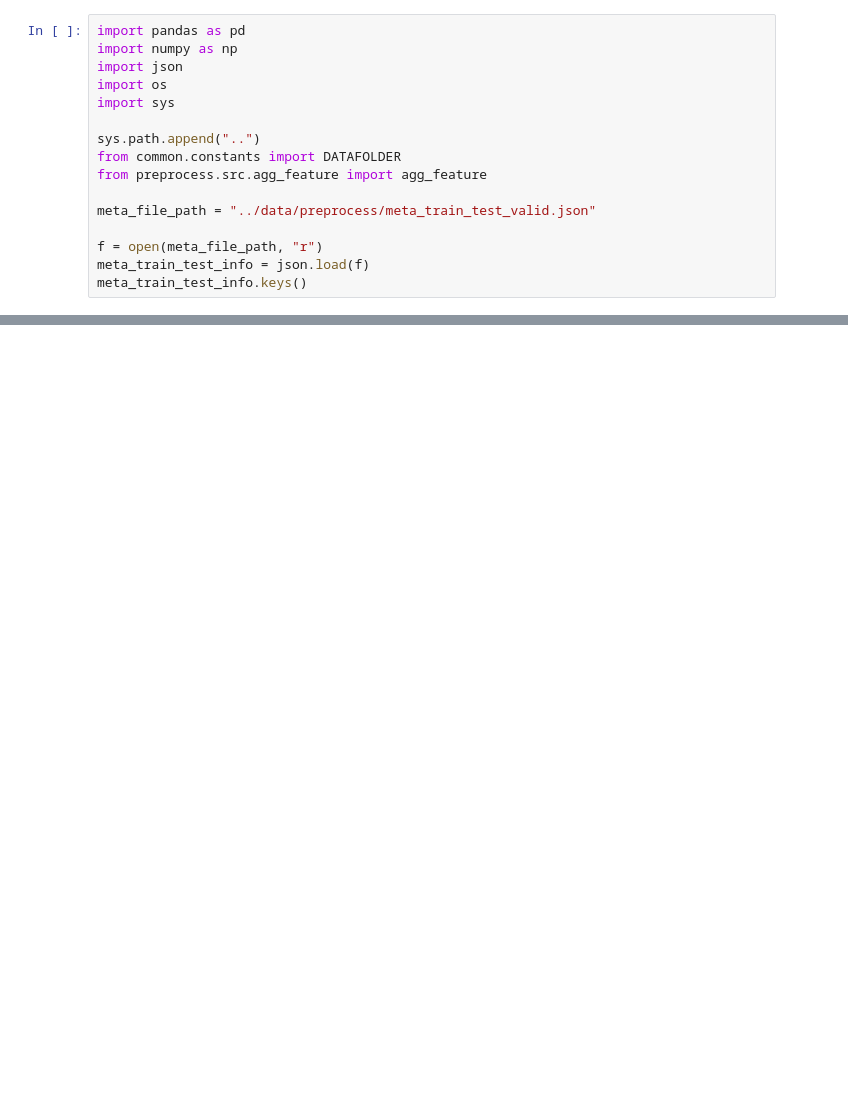
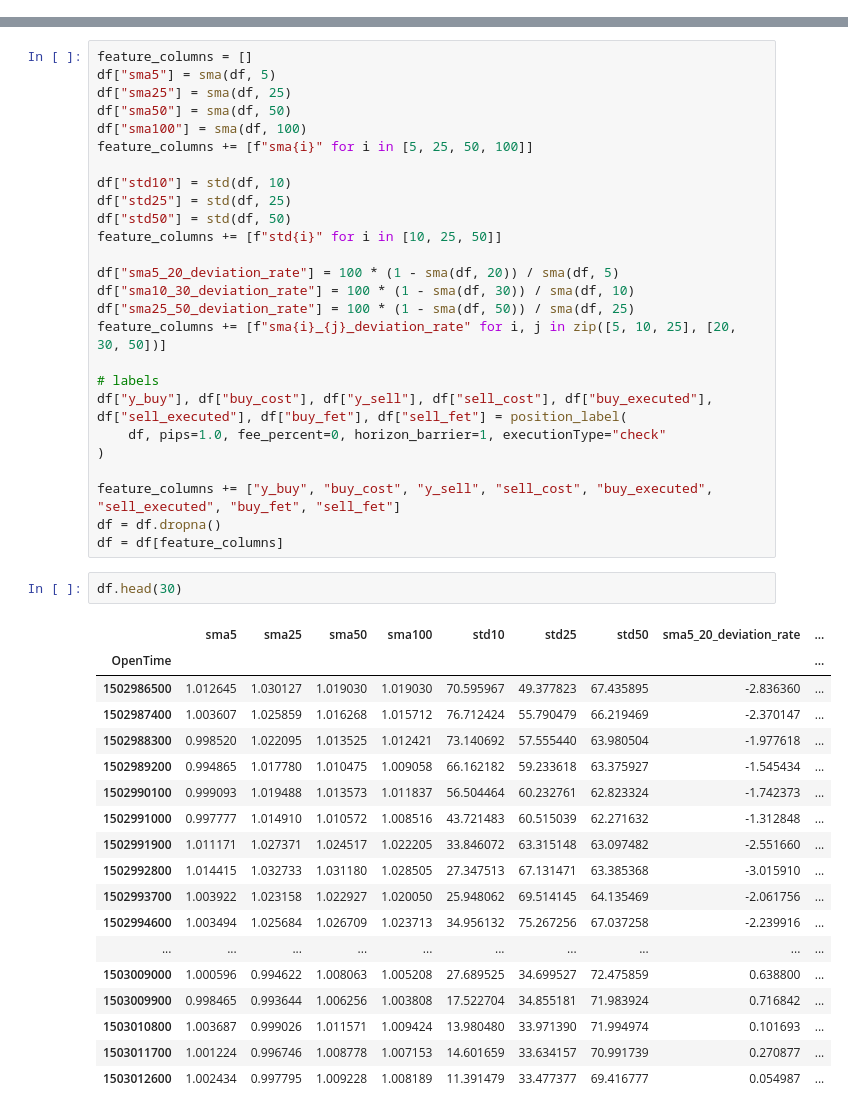
Before and after one commit to tsugumi-sys/crypto_model, a Jupyter notebook: EDA/agg_feature.ipynb, the cells around one changed output, grey strips where cells are left out. Drawn from its saved outputs; the diff is of its cells as text; blank space fills up the shorter version.

```diff
--- a/EDA/agg_feature.ipynb
+++ b/EDA/agg_feature.ipynb
@@ -1,16 +0,0 @@
-# %%
-import pandas as pd
-import numpy as np
-import json
-import os
-import sys
-
-sys.path.append("..")
-from common.constants import DATAFOLDER
-from preprocess.src.agg_feature import agg_feature
-
-meta_file_path = "../data/preprocess/meta_train_test_valid.json"
-
-f = open(meta_file_path, "r")
-meta_train_test_info = json.load(f)
-meta_train_test_info.keys()
@@ -90,0 +37,47 @@ _df.head()
+# %%
+feature_columns = []
+df["sma5"] = sma(df, 5)
+df["sma25"] = sma(df, 25)
+df["sma50"] = sma(df, 50)
+df["sma100"] = sma(df, 100)
+feature_columns += [f"sma{i}" for i in [5, 25, 50, 100]]
+
+df["std10"] = std(df, 10)
+df["std25"] = std(df, 25)
+df["std50"] = std(df, 50)
+feature_columns += [f"std{i}" for i in [10, 25, 50]]
+
+df["sma5_20_deviation_rate"] = 100 * (1 - sma(df, 20)) / sma(df, 5)
+df["sma10_30_deviation_rate"] = 100 * (1 - sma(df, 30)) / sma(df, 10)
+df["sma25_50_deviation_rate"] = 100 * (1 - sma(df, 50)) / sma(df, 25)
+feature_columns += [f"sma{i}_{j}_deviation_rate" for i, j in zip([5, 10, 25], [20, 30, 50])]
+
+# labels
+df["y_buy"], df["buy_cost"], df["y_sell"], df["sell_cost"], df["buy_executed"], df["sell_executed"], df["buy_fet"], df["sell_fet"] = position_label(
+    df, pips=1.0, fee_percent=0, horizon_barrier=1, executionType="check"
+)
+
+feature_columns += ["y_buy", "buy_cost", "y_sell", "sell_cost", "buy_executed", "sell_executed", "buy_fet", "sell_fet"]
+df = df.dropna()
+df = df[feature_columns]
+# %%
+df.head(30)
+# %% [output]
+|  | sma5 | sma25 | sma50 | sma100 | std10 | std25 | std50 | sma5_20_deviation_rate | ... |
+| OpenTime |  |  |  |  |  |  |  |  | ... |
+| 1502986500 | 1.012645 | 1.030127 | 1.019030 | 1.019030 | 70.595967 | 49.377823 | 67.435895 | -2.836360 | ... |
+| 1502987400 | 1.003607 | 1.025859 | 1.016268 | 1.015712 | 76.712424 | 55.790479 | 66.219469 | -2.370147 | ... |
+| 1502988300 | 0.998520 | 1.022095 | 1.013525 | 1.012421 | 73.140692 | 57.555440 | 63.980504 | -1.977618 | ... |
+| 1502989200 | 0.994865 | 1.017780 | 1.010475 | 1.009058 | 66.162182 | 59.233618 | 63.375927 | -1.545434 | ... |
+| 1502990100 | 0.999093 | 1.019488 | 1.013573 | 1.011837 | 56.504464 | 60.232761 | 62.823324 | -1.742373 | ... |
+| 1502991000 | 0.997777 | 1.014910 | 1.010572 | 1.008516 | 43.721483 | 60.515039 | 62.271632 | -1.312848 | ... |
+| 1502991900 | 1.011171 | 1.027371 | 1.024517 | 1.022205 | 33.846072 | 63.315148 | 63.097482 | -2.551660 | ... |
+| 1502992800 | 1.014415 | 1.032733 | 1.031180 | 1.028505 | 27.347513 | 67.131471 | 63.385368 | -3.015910 | ... |
+| 1502993700 | 1.003922 | 1.023158 | 1.022927 | 1.020050 | 25.948062 | 69.514145 | 64.135469 | -2.061756 | ... |
+| 1502994600 | 1.003494 | 1.025684 | 1.026709 | 1.023713 | 34.956132 | 75.267256 | 67.037258 | -2.239916 | ... |
+| ... | ... | ... | ... | ... | ... | ... | ... | ... | ... |
+| 1503009000 | 1.000596 | 0.994622 | 1.008063 | 1.005208 | 27.689525 | 34.699527 | 72.475859 | 0.638800 | ... |
+| 1503009900 | 0.998465 | 0.993644 | 1.006256 | 1.003808 | 17.522704 | 34.855181 | 71.983924 | 0.716842 | ... |
+| 1503010800 | 1.003687 | 0.999026 | 1.011571 | 1.009424 | 13.980480 | 33.971390 | 71.994974 | 0.101693 | ... |
+| 1503011700 | 1.001224 | 0.996746 | 1.008778 | 1.007153 | 14.601659 | 33.634157 | 70.991739 | 0.270877 | ... |
+| 1503012600 | 1.002434 | 0.997795 | 1.009228 | 1.008189 | 11.391479 | 33.477377 | 69.416777 | 0.054987 | ... |
```
Also changed, not shown: parts of 12 cells of this notebook, 13 other files.
